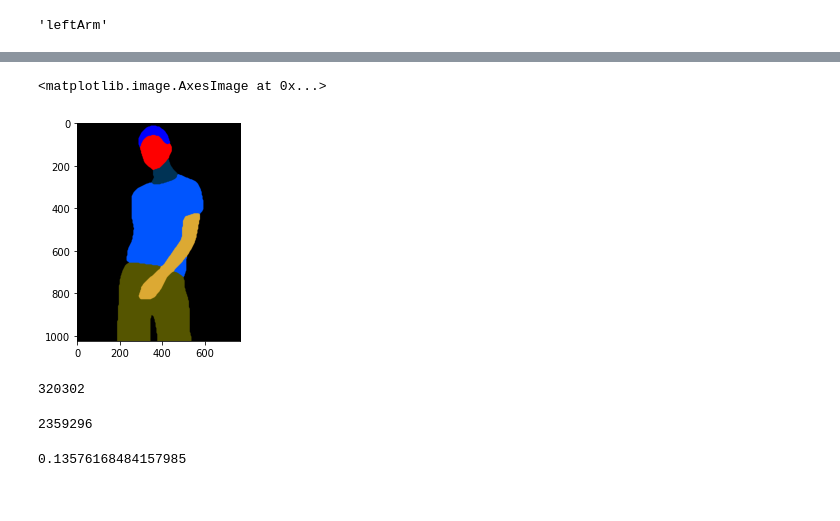
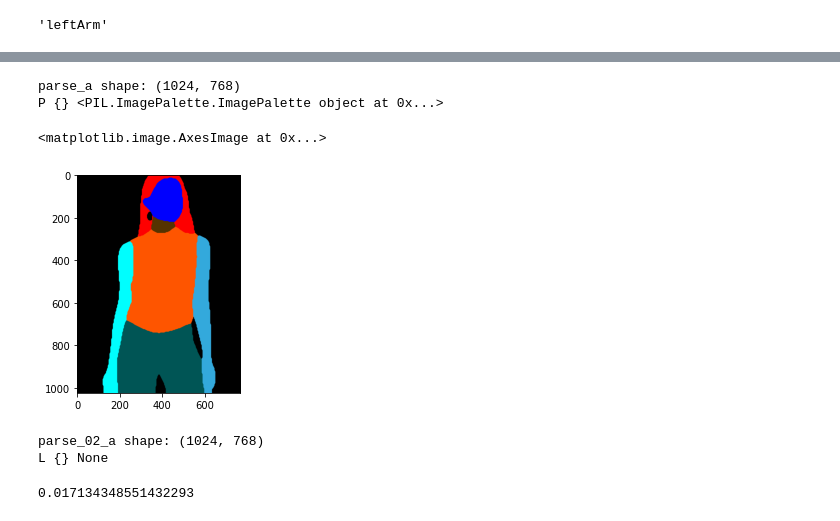
Before and after one commit to jiaqianjing/VITON-HD, a Jupyter notebook: analysis.ipynb, the cells around one changed output, grey strips where cells are left out. Saved outputs shown, nothing was run; the diff lists cells and outputs as text; code cells hidden in the pictures.

```diff
--- a/analysis.ipynb
+++ b/analysis.ipynb
@@ -289,19 +208,33 @@ plt.imshow(img)
-# %%
-# demo input human parsing
-img_02 = cv2.imread('./datasets/test/image-parse/00891_00.png')
-plt.imshow(img_02)
-# %% [output]
-<matplotlib.image.AxesImage at 0x...>
-[figure, removed]
-# %%
-(img_02 != img).reshape([-1,]).sum()
-# %% [output]
-320302
-# %%
-len((img_02 != img).reshape([-1,]))
-# %% [output]
-2359296
-# %%
-320302/2359296
-# %% [output]
-0.13576168484157985
+# %%
+# by Demo Input human parsing (附带了调色板信息的图片)
+from PIL import Image
+import numpy as np
+test_parse_path = 'datasets/test/image-parse-bak/10549_00.png'
+parse = Image.open(test_parse_path)
+parse_a = np.asarray(parse)
+print("parse_a shape:", parse_a.shape)
+print(parse.mode, parse.info, parse.palette)
+# %% [output]
+parse_a shape: (1024, 768)
+P {} <PIL.ImagePalette.ImagePalette object at 0x...>
+# %%
+color_map = parse.getpalette()
+plt.imshow(parse)
+# %% [output]
+<matplotlib.image.AxesImage at 0x...>
+[figure, added]
+# %%
+# by CIHP-PGN inference （没有调色板信息的图片）
+test_parse_path = 'datasets/test/image-parse/10549_00.png'
+parse_02 = Image.open(test_parse_path)
+parse_02_a = np.asarray(parse_02)
+print("parse_02_a shape:", parse_02_a.shape)
+print(parse_02.mode, parse_02.info, parse_02.palette)
+# %% [output]
+parse_02_a shape: (1024, 768)
+L {} None
+# %%
+# difference ratio
+(parse_a != parse_02_a).astype(np.int32).reshape([-1]).sum()/len(parse_a.reshape([-1]))
+# %% [output]
+0.017134348551432293
```
Also changed, not shown: parts of 11 cells of this notebook, 12 other files.
